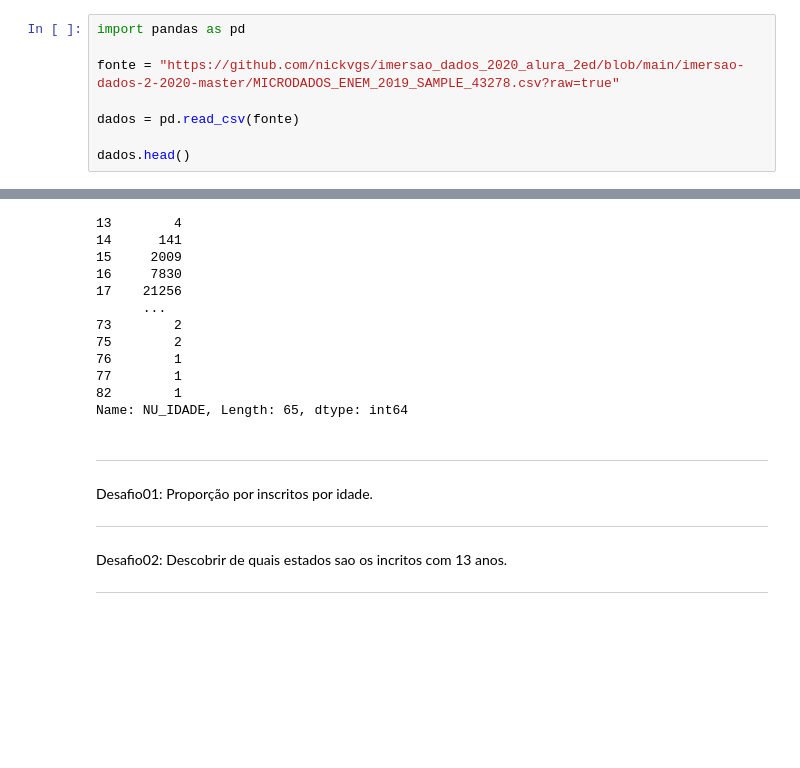
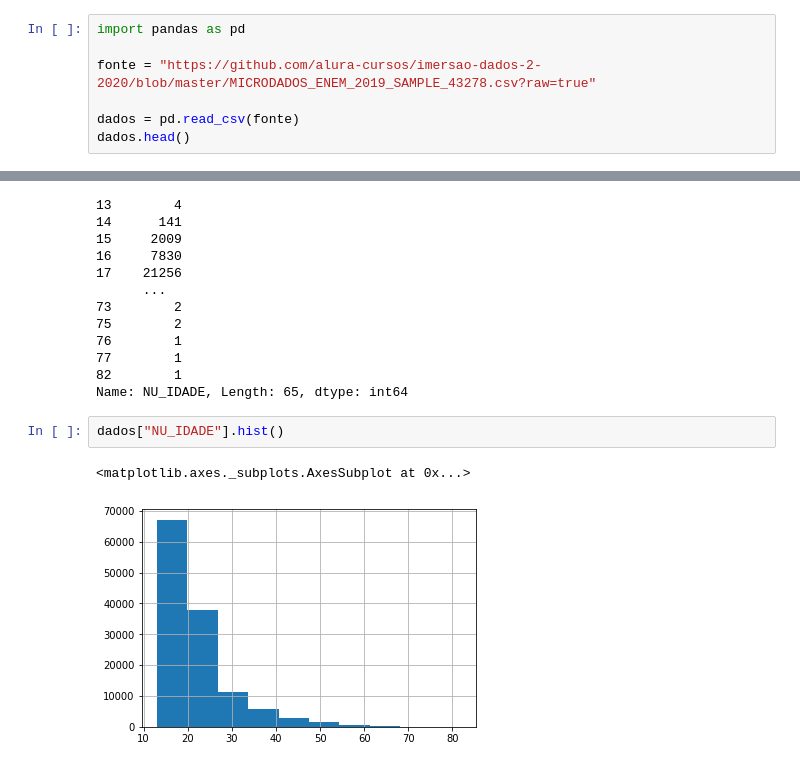
Before and after one commit to nickvgs/imers-o_dados_2020_alura_2ed, a Jupyter notebook: Aula01.ipynb, the cells around one changed output, grey strips where cells are left out. Drawn from its saved outputs; the diff is of its cells as text; blank space fills up the shorter version.

Commit message:
Aula01 - Imersao de dados

```diff
--- a/Aula01.ipynb
+++ b/Aula01.ipynb
@@ -3,10 +3,9 @@
 # %%
 import pandas as pd
 
-fonte = "https://github.com/nickvgs/imersao_dados_2020_alura_2ed/blob/main/imersao-dados-2-2020-master/MICRODADOS_ENEM_2019_SAMPLE_43278.csv?raw=true"
+fonte = "https://github.com/alura-cursos/imersao-dados-2-2020/blob/master/MICRODADOS_ENEM_2019_SAMPLE_43278.csv?raw=true"
 
 dados = pd.read_csv(fonte)
-
 dados.head()
 # %% [output]
 |  | NU_INSCRICAO | NU_ANO | CO_MUNICIPIO_RESIDENCIA | NO_MUNICIPIO_RESIDENCIA | CO_UF_RESIDENCIA | SG_UF_RESIDENCIA | ... |
@@ -131,19 +145,8 @@ dados["NU_IDADE"].value_counts().sort_index()
 77        1
 82        1
 Name: NU_IDADE, Length: 65, dtype: int64
-# %% [markdown]
-
-
----
-
-
-Desafio01: Proporção por inscritos por idade.
-
-
----
-
-
-Desafio02: Descobrir de quais estados sao os incritos com 13 anos.
-
-
----
+# %%
+dados["NU_IDADE"].hist()
+# %% [output]
+<matplotlib.axes._subplots.AxesSubplot at 0x...>
+[figure, added]
```
Also changed, not shown: parts of 13 cells of this notebook.
